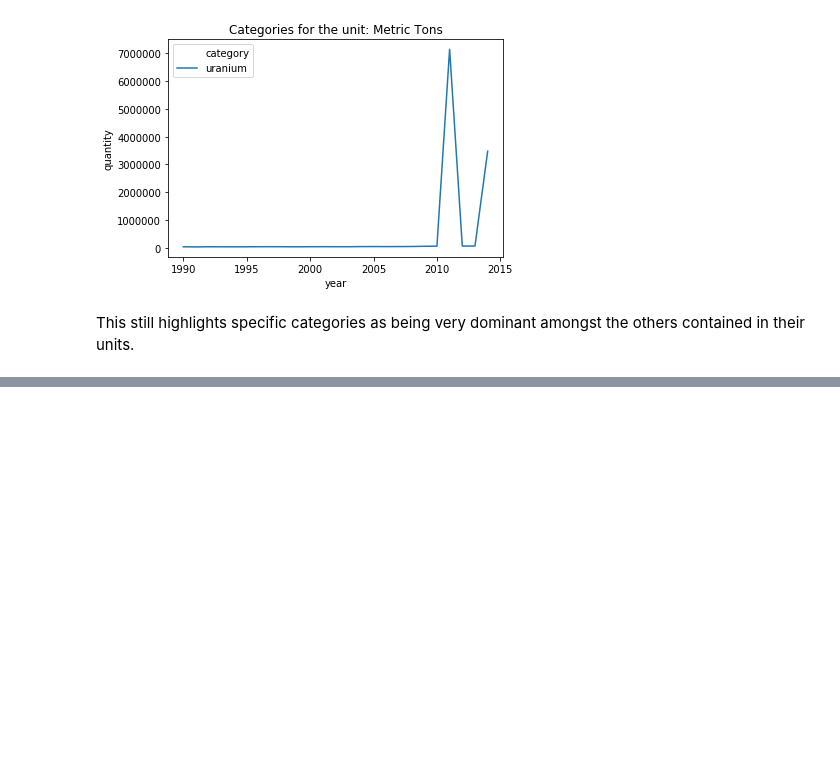
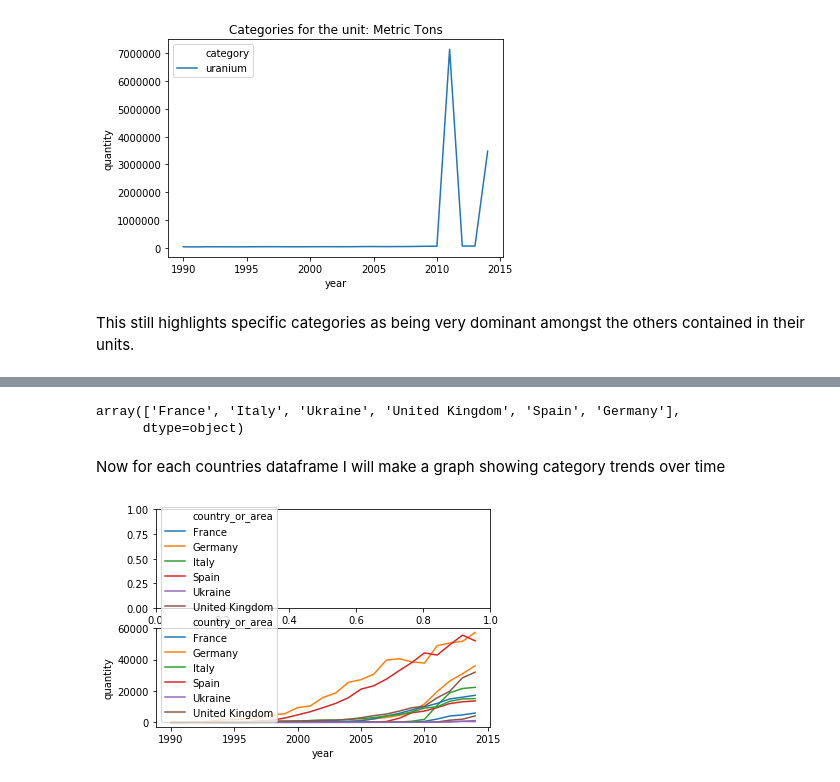
Before and after one commit to See-You-Data/UNInternationalEnergyData, a Jupyter notebook: dan_exploratory_analysis.ipynb, the cells around one changed output, grey strips where cells are left out. Drawn from its saved outputs; the diff is of its cells as text; code cells hidden in the pictures; blank space fills up the shorter version.

Commit message:
Started analysing comparisons between countries on key energy categories

```diff
--- a/dan_exploratory_analysis.ipynb
+++ b/dan_exploratory_analysis.ipynb
@@ -33,0 +52,2 @@ AttributeError: 'DataFrame' object has no attribute 'len'
+# %%
+df.drop(labels='quantity_footnotes',axis=1,inplace=True)
@@ -218,0 +247,22 @@ This still highlights specific categories as being very dominant amongst the oth
+# %%
+df_uk = df[df['country_or_area']=='United Kingdom']
+df_fr = df[df['country_or_area']=='France']
+df_de = df[df['country_or_area']=='Germany']
+df_it = df[df['country_or_area']=='Italy']
+df_es = df[df['country_or_area']=='Spain']
+df_ro = df[df['country_or_area']=='Ukraine']
+
+df_eu = df[df['country_or_area'].isin(['United Kingdom','France','Germany','Italy','Spain','Ukraine'])]
+# %% [output]
+array(['France', 'Italy', 'Ukraine', 'United Kingdom', 'Spain', 'Germany'],
+      dtype=object)
+# %% [markdown]
+Now for each countries dataframe I will make a graph showing category trends over time
+# %%
+df_eu_solar = df_eu[df_eu['category']=='solar_electricity']
+df_eu_wind = df_eu[df_eu['category']=='wind_electricity']
+fig, (ax1,ax2) = plt.subplots(2)
+ax1 = sns.lineplot(x=df_eu_solar['year'],y=df_eu_solar['quantity'],hue=df_eu_solar['country_or_area'])
+ax2 = sns.lineplot(x=df_eu_wind['year'],y=df_eu_wind['quantity'],hue=df_eu_wind['country_or_area'])
+# %% [output]
+[figure, added]
```
Also changed, not shown: parts of 7 cells of this notebook.
